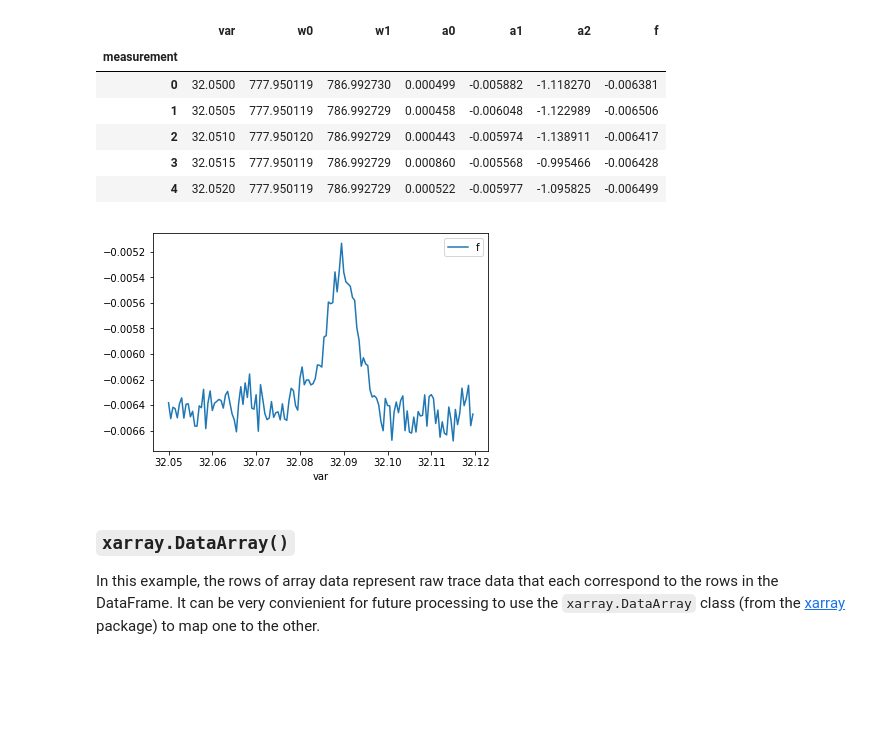
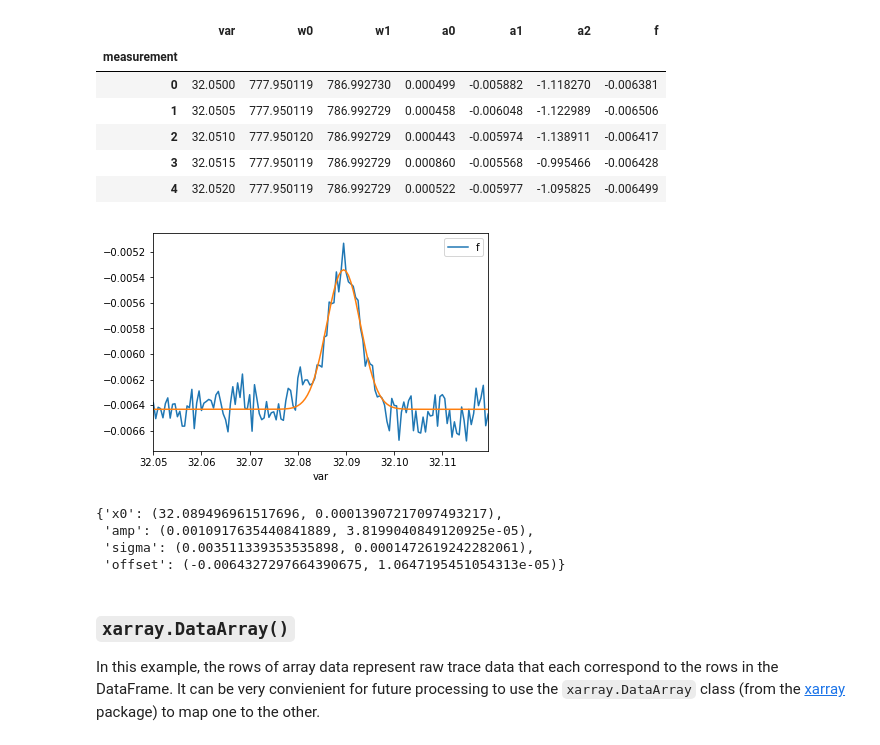
Before and after one commit to ad3ller/e11_analysis, a Jupyter notebook: notebooks/2)_Raw_datasets.ipynb, the cells around one changed output. Drawn from its saved outputs; the diff is of its cells as text; code cells hidden in the pictures; blank space fills up the shorter version.

```diff
--- a/notebooks/2)_Raw_datasets.ipynb
+++ b/notebooks/2)_Raw_datasets.ipynb
@@ -68,13 +68,29 @@ df.head()
 | 3 | 32.0515 | 777.950119 | 786.992729 | 0.000860 | -0.005568 | -0.995466 | -0.006428 |
 | 4 | 32.0520 | 777.950119 | 786.992729 | 0.000522 | -0.005977 | -1.095825 | -0.006499 |
 # %%
+from e11.fit import Gaussian
+
+fig, ax = plt.subplots()
+
 # plot the DataFrame for all squids
-df.sort_values('var').plot('var', 'f')
+df.sort_values('var').plot('var', 'f', ax=ax)
+
+g = Gaussian(df['var'], df['f'])
+g.fit()
+ax.plot(g.xdata, g.best_fit)
 
 # output
 plt.show()
 # %% [output]
-[figure, old version]
+[figure, new version]
+# %%
+# fit params
+g.asdict()
+# %% [output]
+{'x0': (32.089496961517696, 0.00013907217097493217),
+ 'amp': (0.0010917635440841889, 3.8199040849120925e-05),
+ 'sigma': (0.003511339353535898, 0.0001472619242282061),
+ 'offset': (-0.0064327297664390675, 1.0647195451054313e-05)}
 # %% [markdown]
 ### `xarray.DataArray()`
 
```
Also changed, not shown: parts of 5 cells of this notebook, 4 other files.
